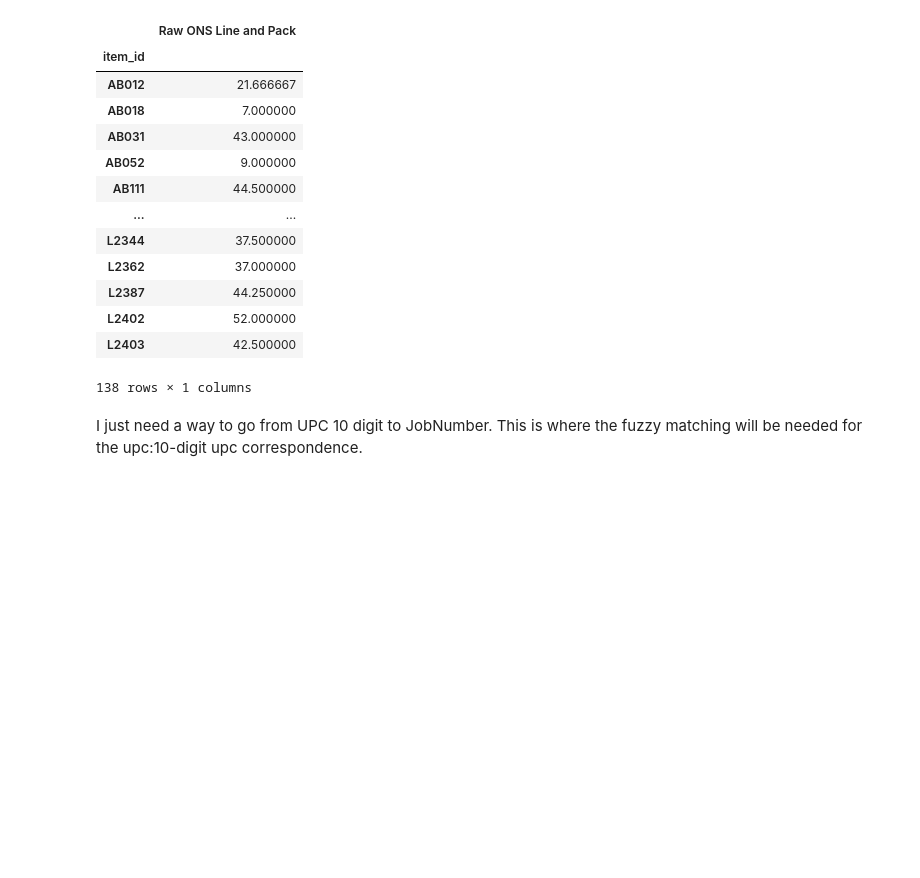
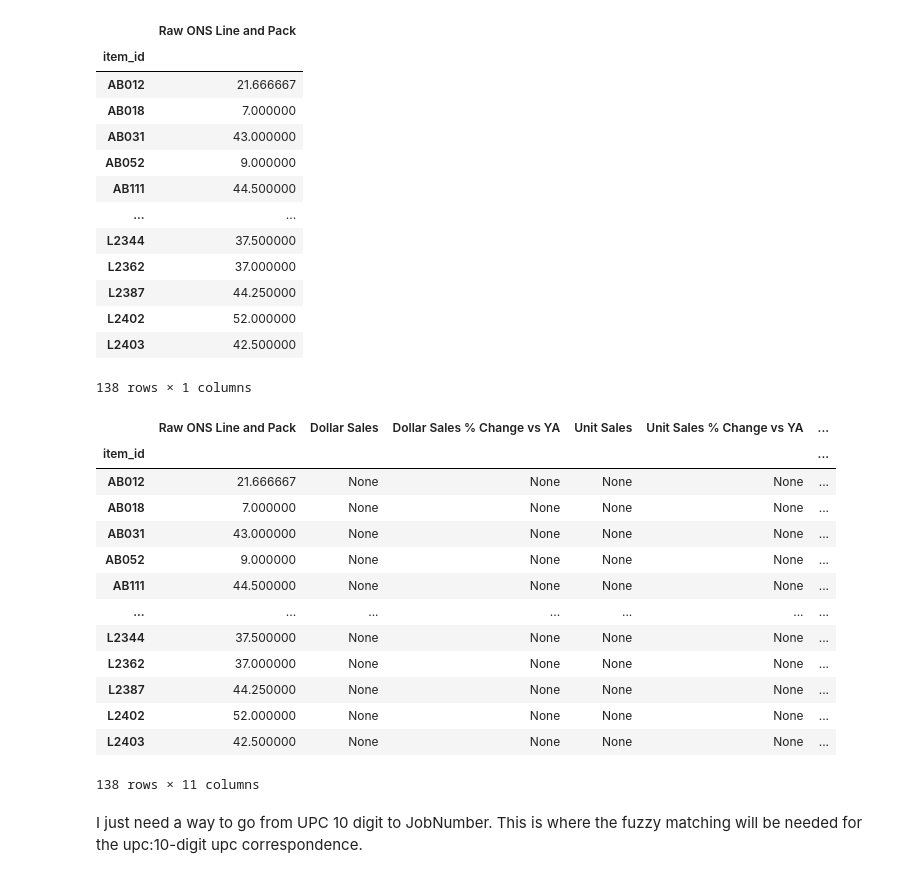
Before and after one commit to mess-clarifai/behaviorally, a Jupyter notebook: notebooks/project-forensics.ipynb, the cells around one changed output. Saved outputs shown, nothing was run; the diff lists cells and outputs as text; code cells hidden in the pictures; blank space fills up the shorter version.

```diff
--- a/notebooks/project-forensics.ipynb
+++ b/notebooks/project-forensics.ipynb
@@ -497,3 +520,20 @@ results_agg['Dollar Sales'] = None
+# %%
+results_agg
+# %% [output]
+|  | Raw ONS Line and Pack | Dollar Sales | Dollar Sales % Change vs YA | Unit Sales | Unit Sales % Change vs YA | ... |
+| item_id |  |  |  |  |  | ... |
+| AB012 | 21.666667 | None | None | None | None | ... |
+| AB018 | 7.000000 | None | None | None | None | ... |
+| AB031 | 43.000000 | None | None | None | None | ... |
+| AB052 | 9.000000 | None | None | None | None | ... |
+| AB111 | 44.500000 | None | None | None | None | ... |
+| ... | ... | ... | ... | ... | ... | ... |
+| L2344 | 37.500000 | None | None | None | None | ... |
+| L2362 | 37.000000 | None | None | None | None | ... |
+| L2387 | 44.250000 | None | None | None | None | ... |
+| L2402 | 52.000000 | None | None | None | None | ... |
+| L2403 | 42.500000 | None | None | None | None | ... |
+138 rows × 11 columns
 # %% [markdown]
 I just need a way to go from UPC 10 digit to JobNumber.
 This is where the fuzzy matching will be needed for the upc:10-digit upc correspondence.
```
Also changed, not shown: parts of 16 cells of this notebook.
